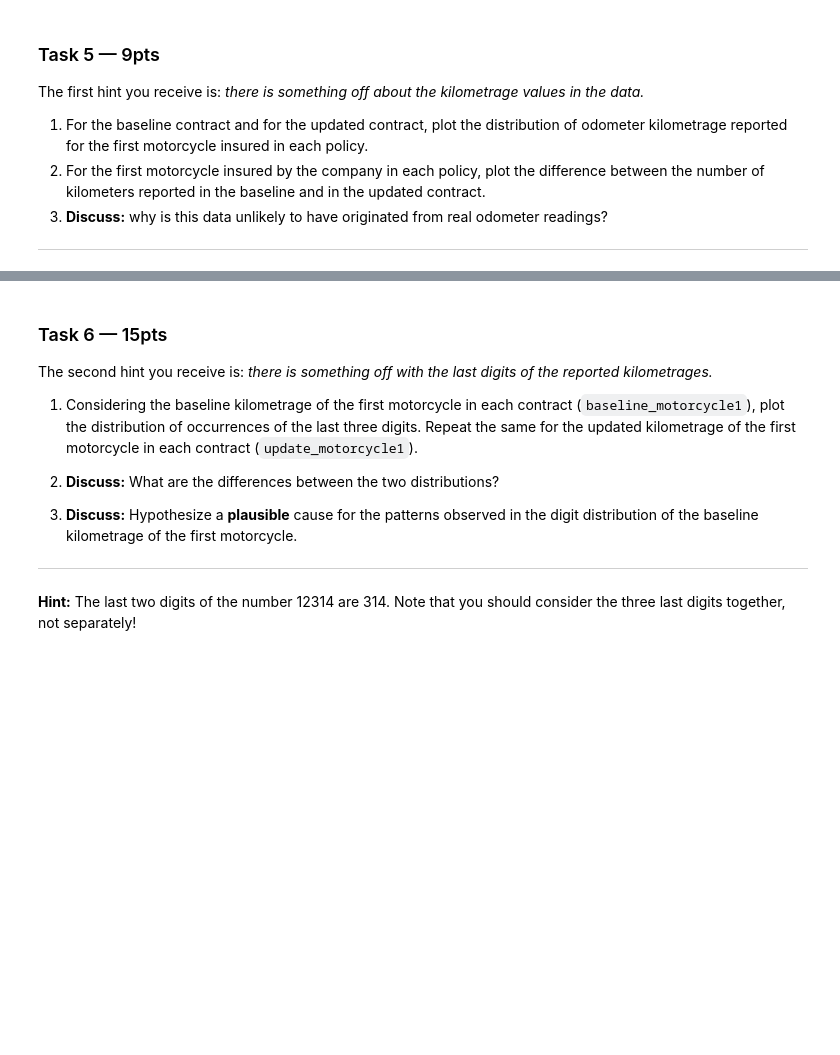
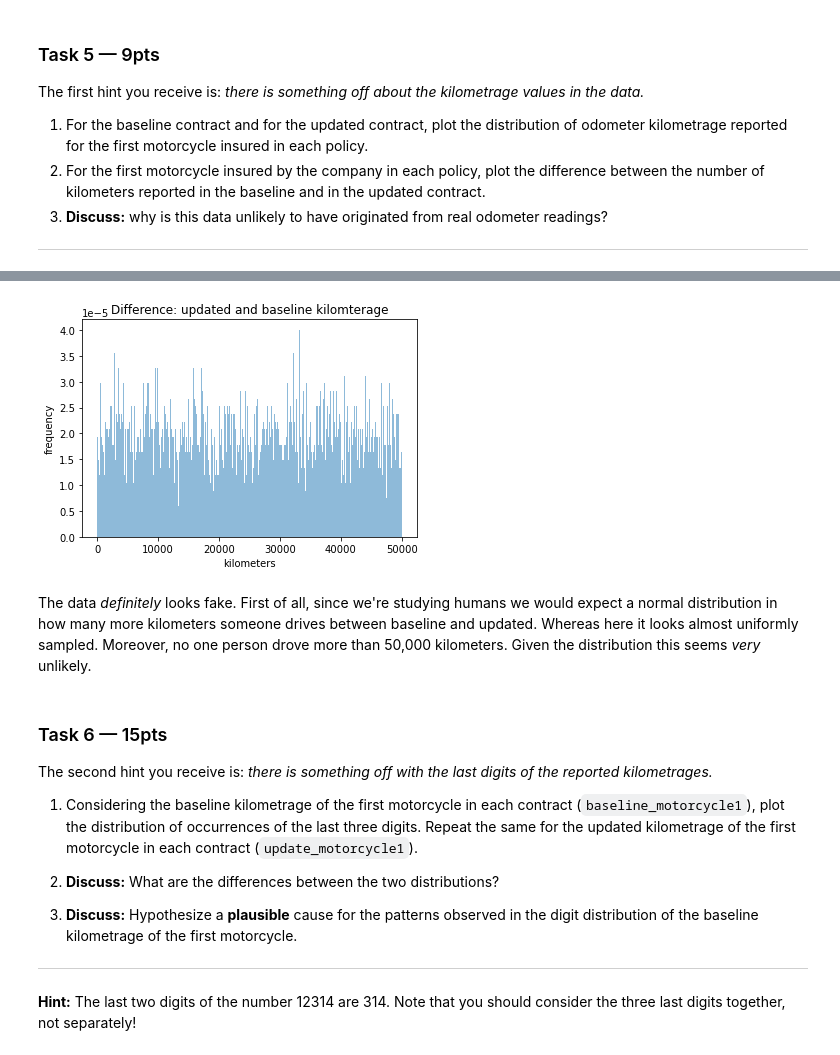
Before and after one commit to vminvsky/ADA_H1, a Jupyter notebook: hw1.ipynb, the cells around one changed output, grey strips where cells are left out. Drawn from its saved outputs; the diff is of its cells as text; code cells hidden in the pictures; blank space fills up the shorter version.

```diff
--- a/hw1.ipynb
+++ b/hw1.ipynb
@@ -476,3 +516,15 @@ the first motorcycle insured in each policy.
+# %%
+df['diff_motorcycle1'] = df['update_motorcycle1'] - df['baseline_motorcycle1']
+fig, ax = plt.subplots(1,1)
+ax.hist(df['diff_motorcycle1'], bins = 1000, alpha =0.5, label = 'Baseline',density=True)
+ax.set_title("Difference: updated and baseline kilomterage")
+ax.set_xlabel("kilometers")
+ax.set_ylabel("frequency")
+plt.show()
+# %% [output]
+[figure, added]
+# %% [markdown]
+The data *definitely* looks fake. First of all, since we're studying humans we would expect a normal distribution in how many more kilometers someone drives between baseline and updated. Whereas here it looks almost uniformly sampled. Moreover, no one person drove more than 50,000 kilometers. Given the distribution this seems *very* unlikely.
 # %% [markdown]
 ### Task 6 — 15pts
 
```
Also changed, not shown: parts of 32 cells of this notebook.
